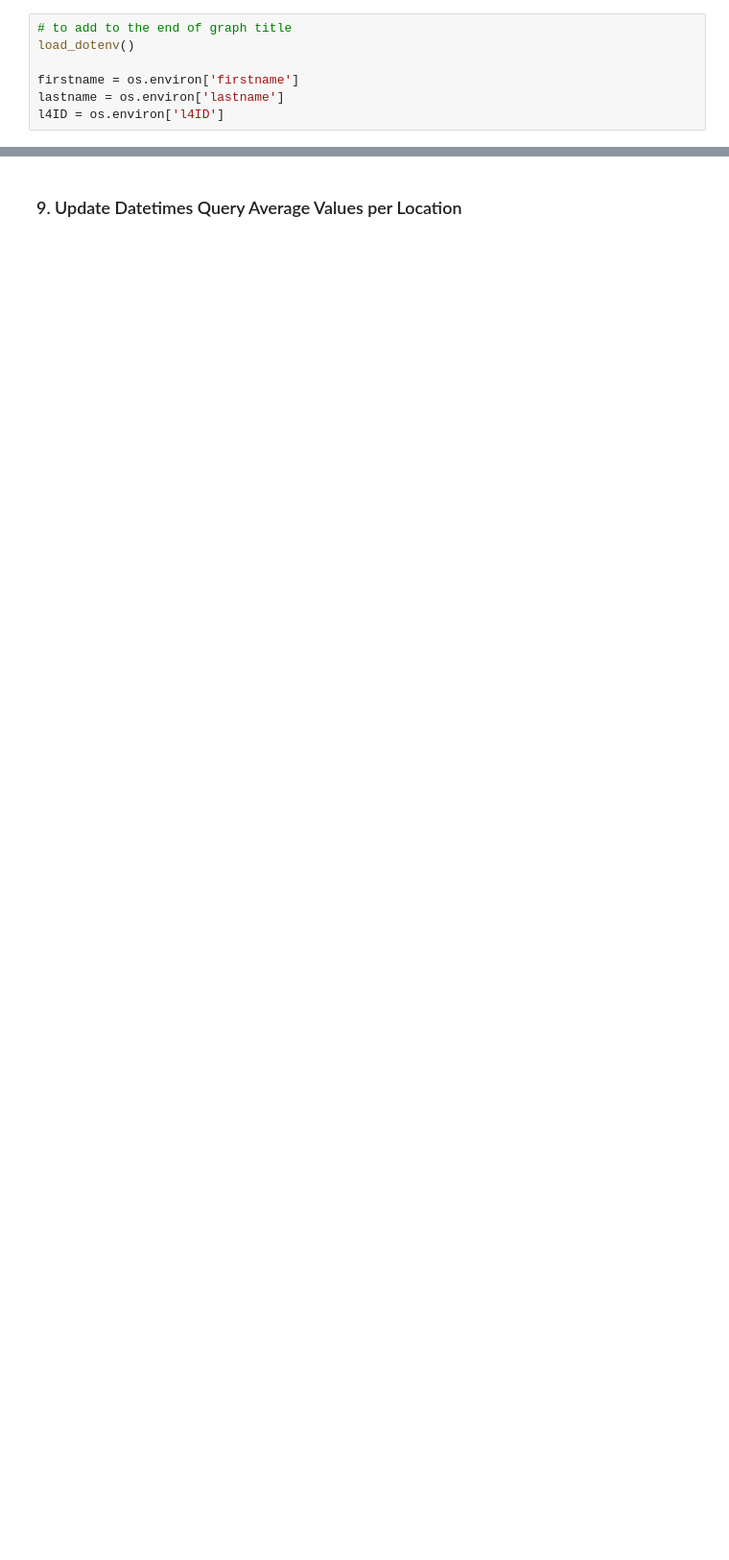
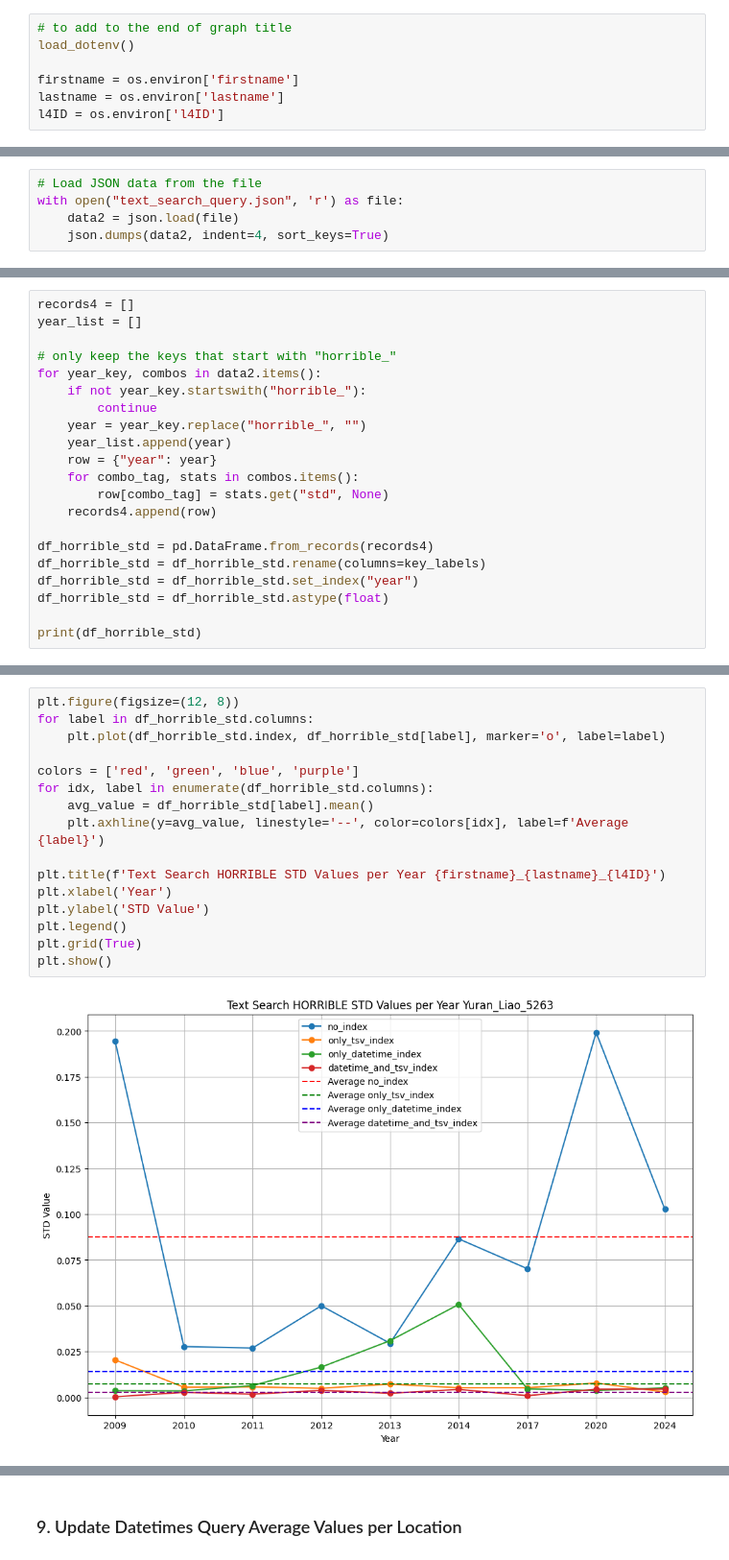
Before and after one commit to Cordieriteee/airbnb_performance_testing, a Jupyter notebook: problem 4.ipynb, the cells around one changed output, grey strips where cells are left out. Shown at 96% size. Cells and saved outputs as stored; diff of their text form; blank space fills up the shorter version.

```diff
--- a/problem 4.ipynb
+++ b/problem 4.ipynb
@@ -65,0 +124,5 @@ print(json.dumps(data, indent=4, sort_keys=True))
+# %%
+# Load JSON data from the file
+with open("text_search_query.json", 'r') as file:
+    data2 = json.load(file)
+    json.dumps(data2, indent=4, sort_keys=True)
@@ -65,0 +176,21 @@ print(json.dumps(data, indent=4, sort_keys=True))
+# %%
+records4 = []
+year_list = []
+
+# only keep the keys that start with "horrible_"
+for year_key, combos in data2.items():
+    if not year_key.startswith("horrible_"):
+        continue
+    year = year_key.replace("horrible_", "")
+    year_list.append(year)
+    row = {"year": year}
+    for combo_tag, stats in combos.items():
+        row[combo_tag] = stats.get("std", None)
+    records4.append(row)
+
+df_horrible_std = pd.DataFrame.from_records(records4)
+df_horrible_std = df_horrible_std.rename(columns=key_labels)
+df_horrible_std = df_horrible_std.set_index("year")
+df_horrible_std = df_horrible_std.astype(float)
+
+print(df_horrible_std)
@@ -65,0 +209,18 @@ print(json.dumps(data, indent=4, sort_keys=True))
+# %%
+plt.figure(figsize=(12, 8))
+for label in df_horrible_std.columns:
+    plt.plot(df_horrible_std.index, df_horrible_std[label], marker='o', label=label)
+
+colors = ['red', 'green', 'blue', 'purple']
+for idx, label in enumerate(df_horrible_std.columns):
+    avg_value = df_horrible_std[label].mean()
+    plt.axhline(y=avg_value, linestyle='--', color=colors[idx], label=f'Average {label}')
+
+plt.title(f'Text Search HORRIBLE STD Values per Year {firstname}_{lastname}_{l4ID}')
+plt.xlabel('Year')
+plt.ylabel('STD Value')
+plt.legend()
+plt.grid(True)
+plt.show()
+# %% [output]
+[figure, added]
```
Also changed, not shown: parts of 28 cells of this notebook, 3 other files.
